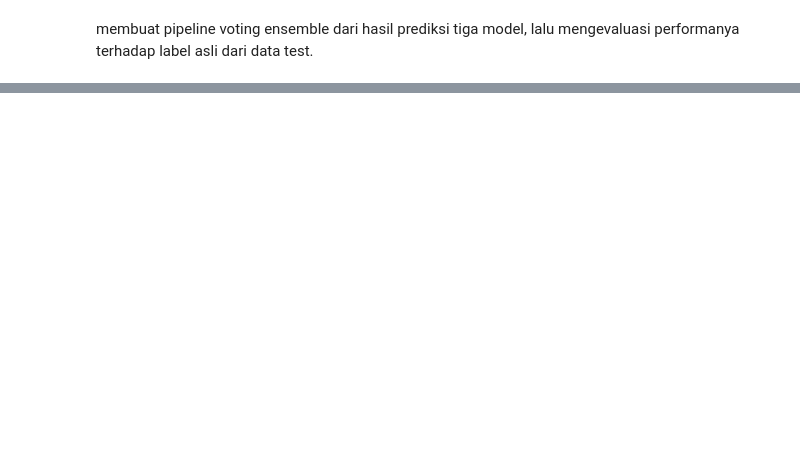
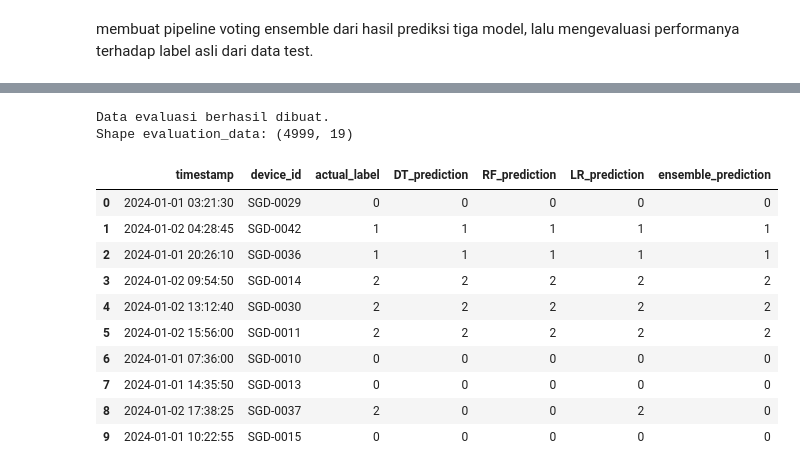
Before and after one commit to rrrambatsigma/project-kda-kelompok3, a Jupyter notebook: notebook/ManualHardVorting.ipynb, the cells around one changed output, grey strips where cells are left out. Drawn from its saved outputs; the diff is of its cells as text; code cells hidden in the pictures; blank space fills up the shorter version.

```diff
--- a/notebook/ManualHardVorting.ipynb
+++ b/notebook/ManualHardVorting.ipynb
@@ -324,0 +609,17 @@ KeyError: 'label'
+# %%
+df_test = pd.read_csv(DF_TEST_PATH)
+with_ensemble = pd.read_csv(WITH_ENSEMBLE_PATH)
+
+print("Dataset berhasil dimuat.")
+
+print("\nShape df_test_lengkap:")
+print(df_test.shape)
+
+print("\nShape test_predictions_with_ensemble:")
+print(with_ensemble.shape)
+
+print("\nPreview df_test_lengkap:")
+display(df_test.head())
+
+print("\nPreview test_predictions_with_ensemble:")
+display(with_ensemble.head())
@@ -324,0 +735,35 @@ KeyError: 'label'
+# %%
+evaluation_data = with_ensemble.copy()
+
+evaluation_data["actual_label"] = df_test[target_column].values
+
+print("Data evaluasi berhasil dibuat.")
+print("Shape evaluation_data:", evaluation_data.shape)
+
+display(
+    evaluation_data[
+        [
+            "timestamp",
+            "device_id",
+            "actual_label",
+            "DT_prediction",
+            "RF_prediction",
+            "LR_prediction",
+            "ensemble_prediction"
+        ]
+    ].head(10)
+)
+# %% [output]
+Data evaluasi berhasil dibuat.
+Shape evaluation_data: (4999, 19)
+|  | timestamp | device_id | actual_label | DT_prediction | RF_prediction | LR_prediction | ensemble_prediction |
+| 0 | 2024-01-01 03:21:30 | SGD-0029 | 0 | 0 | 0 | 0 | 0 |
+| 1 | 2024-01-02 04:28:45 | SGD-0042 | 1 | 1 | 1 | 1 | 1 |
+| 2 | 2024-01-01 20:26:10 | SGD-0036 | 1 | 1 | 1 | 1 | 1 |
+| 3 | 2024-01-02 09:54:50 | SGD-0014 | 2 | 2 | 2 | 2 | 2 |
+| 4 | 2024-01-02 13:12:40 | SGD-0030 | 2 | 2 | 2 | 2 | 2 |
+| 5 | 2024-01-02 15:56:00 | SGD-0011 | 2 | 2 | 2 | 2 | 2 |
+| 6 | 2024-01-01 07:36:00 | SGD-0010 | 0 | 0 | 0 | 0 | 0 |
+| 7 | 2024-01-01 14:35:50 | SGD-0013 | 0 | 0 | 0 | 0 | 0 |
+| 8 | 2024-01-02 17:38:25 | SGD-0037 | 2 | 0 | 0 | 2 | 0 |
+| 9 | 2024-01-01 10:22:55 | SGD-0015 | 0 | 0 | 0 | 0 | 0 |
```
Also changed, not shown: parts of 51 cells of this notebook, 1 other file.
